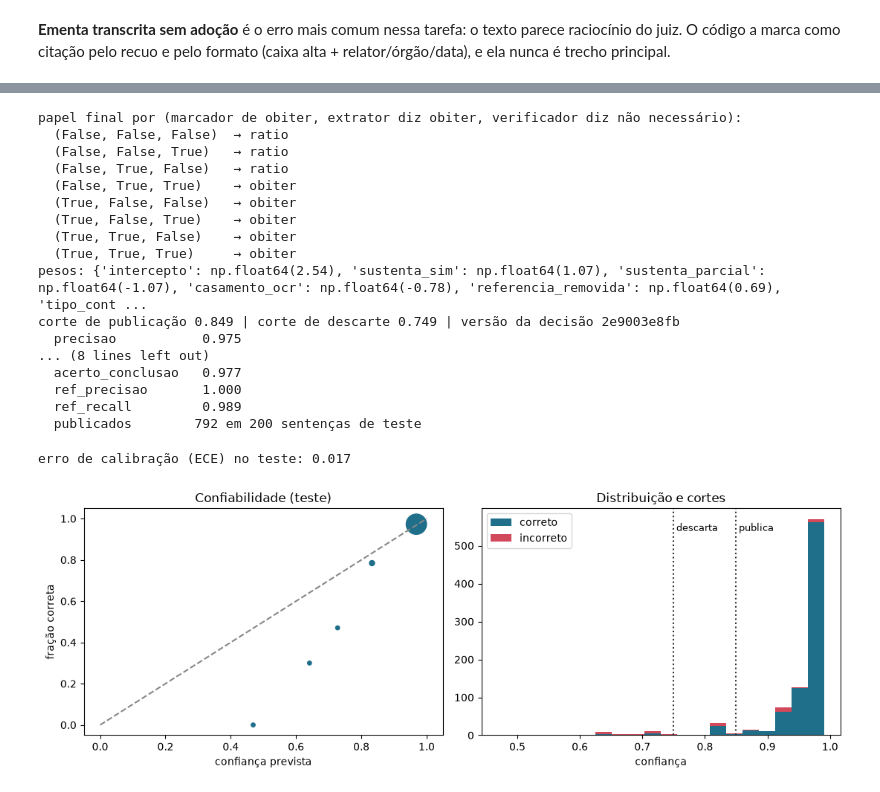
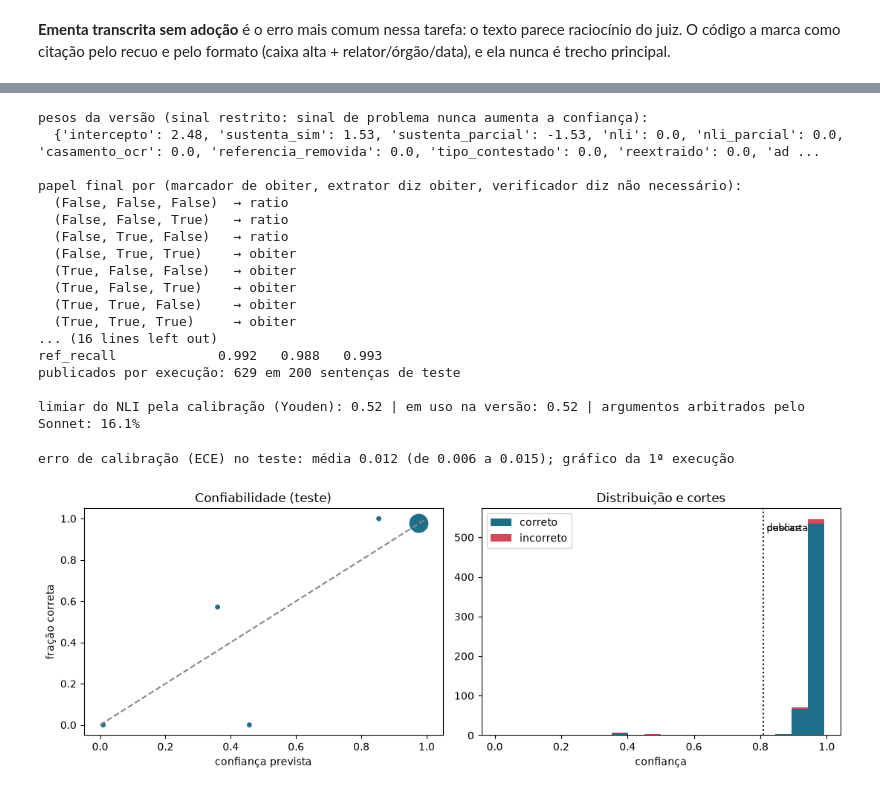
Before and after one commit to Reserva07/Case_Enter_Joao_Leniar, a Jupyter notebook: Q2/demonstracao_questao2.ipynb, the cells around one changed output, grey strips where cells are left out. Saved outputs shown, nothing was run; the diff lists cells and outputs as text; code cells hidden in the pictures.

```diff
--- a/Q2/demonstracao_questao2.ipynb
+++ b/Q2/demonstracao_questao2.ipynb
@@ -140,7 +165,7 @@ print("texto limpo :", limpo[:110], "\n")
 
 
 def candidato(arg, citacao, paragrafos=None, precedentes=None, resumo=None):
-    return ArgumentoCandidato(titulo=arg.titulo, resumo=resumo or arg.resumo, tipo=arg.tipo, papel=arg.papel, pedidos=arg.pedidos,
+    return ArgumentoCandidato(questao=arg.questao, tese=arg.titulo, resumo=resumo or arg.resumo, tipo=arg.tipo, papel=arg.papel, pedidos=arg.pedidos,
                               conclusao=arg.conclusao, favorece=arg.favorece, por_que_papel="(exemplo)", paragrafos=paragrafos or [arg.paragrafo],
                               citacao_literal=citacao, normas=arg.normas, precedentes=precedentes if precedentes is not None else arg.precedentes)
 
@@ -232,7 +267,7 @@ segmentar(sent_e, {k: fr[k] for k in ("fundamentacao", "dispositivo")})
 n = gab_e.ementas[0]
 print(f"§{n} (recuo {sent_e.par(n).x0} pt, corpo {MARGEM} pt): {sent_e.par(n).texto[:100]}…")
 mapa_e, _ = LLMSimulado({gab_e.sentenca_id: gab_e}).chamar(requisicao("mapa", [(f'<sentenca id="{gab_e.sentenca_id}">', False)]))
-c = ArgumentoCandidato(titulo="Dano moral", resumo="O juiz entende que atraso superior a oito horas sem assistência gera dano moral.",
+c = ArgumentoCandidato(questao="O atraso de voo gera dano moral?", tese="Atraso longo de voo sem assistência gera dano moral", resumo="O juiz entende que atraso superior a oito horas sem assistência gera dano moral.",
                        tipo="merito_direito", por_que_papel="(exemplo)", papel="ratio_decidendi", pedidos=["P2"], conclusao="acolhe", favorece="autor",
                        paragrafos=[n], citacao_literal=" ".join(sent_e.par(n).texto.split()[:14]), normas=[], precedentes=[])
 arg, motivo = verificar_candidato(sent_e, mapa_e, c)
@@ -429,17 +518,31 @@ corrigidos na reextração: 162
 # %%
-CAL = calibrar([ATIVA[s] for s in CALIB], ROT, PAP)
-print("papel final por (marcador de obiter, extrator diz obiter, verificador diz não necessário):")
+print("pesos da versão (sinal restrito: sinal de problema nunca aumenta a confiança):")
+print(" ", {s: round(float(w), 2) for s, w in zip(["intercepto"] + SINAIS, CAL.pesos)})
+assert all(SINAL_ESPERADO[s] * w >= -1e-9 for s, w in zip(SINAIS, CAL.pesos[1:]) if SINAL_ESPERADO[s])
+print("\npapel final por (marcador de obiter, extrator diz obiter, verificador diz não necessário):")
 for chave, ob in sorted(CAL.obiter.items()):
     print(f"  {str(chave):<22} → {'obiter' if ob else 'ratio'}")
-print("pesos:", dict(zip(["intercepto"] + SINAIS, np.round(CAL.pesos, 2))))
-print(f"corte de publicação {CAL.corte_publicar:.3f} | corte de descarte {CAL.corte_descartar:.3f} | versão da decisão {CAL.versao}")
-aplicar_decisao(list(ATIVA.values()), CAL)
-M = resumir([contagens(ATIVA[s], GABS[s], ROT) for s in TESTE])
-for k in ("precisao", "precisao_ratio", "recall", "f1", "inventados", "cobertura", "fila", "acerto_tipo", "acerto_papel", "acerto_conclusao", "ref_precisao", "ref_recall"):
-    print(f"  {k:<18} {M[k]:.3f}")
-print(f"  publicados        {M['publicados']} em {M['sentencas']} sentenças de teste")
-assert M["precisao"] >= 0.95 and M["precisao_ratio"] >= 0.95 and M["inventados"] <= 0.01 and M["acerto_papel"] >= 0.98
+print(f"\ncortes da versão: publica ≥ {CAL.corte_publicar:.3f} | descarta < {CAL.corte_descartar:.3f}")
+MS = [resumir(r["cont"]) for r in EXECS]
+M = {k: float(np.mean([m[k] for m in MS])) for k in MS[0]}
+print(f"\n{'métrica':<20}{'média':>8}{'mín':>8}{'máx':>8}")
+for k in ("precisao", "precisao_ratio", "recall", "recall_pos_revisao", "f1", "inventados", "cobertura", "fila", "acerto_tipo",
+          "acerto_papel", "acerto_conclusao", "ref_precisao", "ref_recall"):
+    v = [m[k] for m in MS]
+    print(f"{k:<20}{np.mean(v):>8.3f}{min(v):>8.3f}{max(v):>8.3f}")
+print(f"publicados por execução: {M['publicados']:.0f} em {M['sentencas']:.0f} sentenças de teste")
+assert M["precisao"] >= 0.95 and M["precisao_ratio"] >= 0.95 and M["inventados"] <= 0.01 and M["acerto_papel"] >= 0.97 and M["fila"] <= 0.10
+
+rotulados = [(a["sinais"]["nli"], (a.get("_bastidor") or {}).get("tipo_erro") == "distorce") for r in EXECS for s in CALIB
+             for a in r["ex"][s].argumentos if r["rot"][a["id"]] in ("correto", "inventado")]
+limiar = escolher_limiar_nli([x for x, _ in rotulados], [y for _, y in rotulados])
+arbitrados = np.mean([a["sinais"]["escalado"] for r in EXECS for e in r["ex"].values() for a in e.argumentos])
+print(f"\nlimiar do NLI pela calibração (Youden): {limiar:.2f} | em uso na versão: {LIMIAR_NLI} | argumentos arbitrados pelo Sonnet: {arbitrados:.1%}")
+assert abs(limiar - LIMIAR_NLI) <= 0.05
 # %% [output]
+pesos da versão (sinal restrito: sinal de problema nunca aumenta a confiança):
+  {'intercepto': 2.48, 'sustenta_sim': 1.53, 'sustenta_parcial': -1.53, 'nli': 0.0, 'nli_parcial': 0.0, 'casamento_ocr': 0.0, 'referencia_removida': 0.0, 'tipo_contestado': 0.0, 'reextraido': 0.0, 'ad ...
+
 papel final por (marcador de obiter, extrator diz obiter, verificador diz não necessário):
   (False, False, False)  → ratio
   (False, False, True)   → ratio
@@ -449,34 +552,35 @@ papel final por (marcador de obiter, extrator diz obiter, verificador diz não n
   (True, False, True)    → obiter
   (True, True, False)    → obiter
   (True, True, True)     → obiter
-pesos: {'intercepto': np.float64(2.54), 'sustenta_sim': np.float64(1.07), 'sustenta_parcial': np.float64(-1.07), 'casamento_ocr': np.float64(-0.78), 'referencia_removida': np.float64(0.69), 'tipo_cont ...
-corte de publicação 0.849 | corte de descarte 0.749 | versão da decisão 2e9003e8fb
-  precisao           0.975
-... (8 lines left out)
-  acerto_conclusao   0.977
-  ref_precisao       1.000
-  ref_recall         0.989
-  publicados        792 em 200 sentenças de teste
+... (16 lines left out)
+ref_recall             0.992   0.988   0.993
+publicados por execução: 629 em 200 sentenças de teste
+
+limiar do NLI pela calibração (Youden): 0.52 | em uso na versão: 0.52 | argumentos arbitrados pelo Sonnet: 16.1%
 # %%
 p_oof, y_oof = CAL.fora_da_amostra
 X_t, y_t, _ = exemplos([ATIVA[s] for s in TESTE], ROT)
 p_t = prob(CAL.pesos, X_t)
 curva, ece = confiabilidade(p_t, y_t)
-print(f"erro de calibração (ECE) no teste: {ece:.3f}")
+eces = []
+for r in EXECS:
+    X_r, y_r, _ = exemplos([r["ex"][s] for s in TESTE], r["rot"])
+    eces.append(confiabilidade(prob(CAL.pesos, X_r), y_r)[1])
+print(f"erro de calibração (ECE) no teste: média {np.mean(eces):.3f} (de {min(eces):.3f} a {max(eces):.3f}); gráfico da 1ª execução")
 fig, ax = plt.subplots(1, 2, figsize=(11, 4))
 ax[0].plot([0, 1], [0, 1], ls="--", c="#888")
 ax[0].scatter([c[0] for c in curva], [c[1] for c in curva], s=[max(15, c[2] / 2) for c in curva], c="#1f6f8b")
 ax[0].set(xlabel="confiança prevista", ylabel="fração correta", title="Confiabilidade (teste)")
 ax[1].hist([p_t[y_t == 1], p_t[y_t == 0]], bins=20, stacked=True, color=["#1f6f8b", "#d1495b"], label=["correto", "incorreto"])
 for x, nome in ((CAL.corte_descartar, "descarta"), (CAL.corte_publicar, "publica")):
     ax[1].axvline(x, c="#333", ls=":")
     ax[1].text(x, ax[1].get_ylim()[1] * 0.9, f" {nome}", fontsize=9)
 ax[1].set(xlabel="confiança", title="Distribuição e cortes"); ax[1].legend()
 plt.tight_layout(); plt.show()
-assert ece <= 0.05
+assert np.mean(eces) <= 0.05
 # %% [output]
-erro de calibração (ECE) no teste: 0.017
+erro de calibração (ECE) no teste: média 0.012 (de 0.006 a 0.015); gráfico da 1ª execução
-[figure, old version]
+[figure, new version]
 # %% [markdown]
 ## 7. Trocar de versão: calibrar a candidata e passar no gate
 
```
Also changed, not shown: parts of 39 cells of this notebook, 28 other files.
